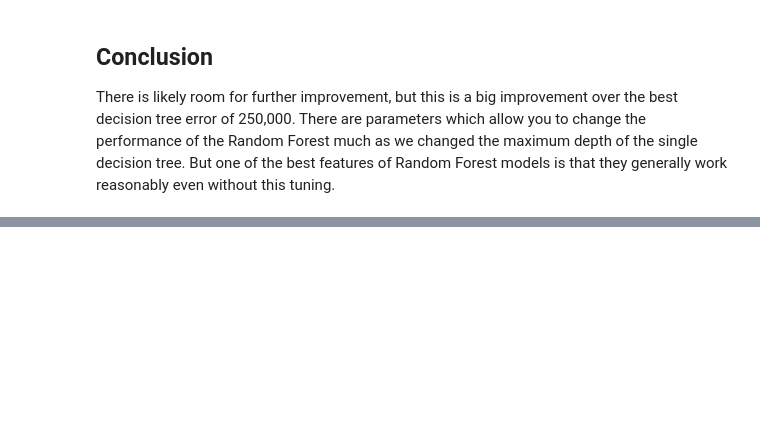
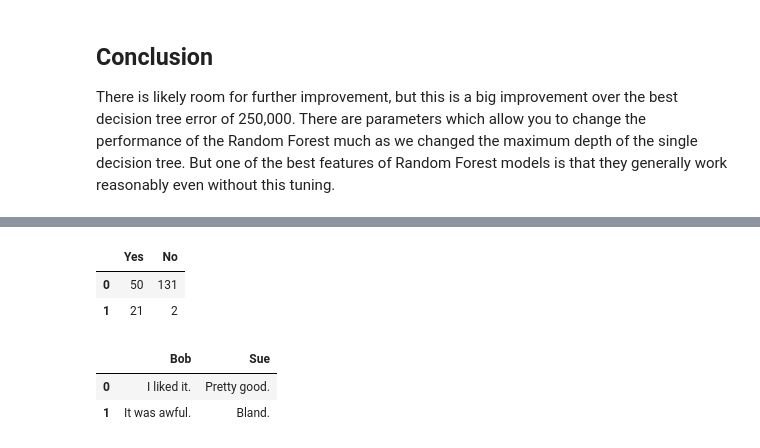
Before and after one commit to MrRogueKnight/Kaggle, a Jupyter notebook: learn-python-data-viz-pandas-more-tutorials.ipynb, the cells around one changed output, grey strips where cells are left out. Drawn from its saved outputs; the diff is of its cells as text; code cells hidden in the pictures; blank space fills up the shorter version.

Commit message:
Kaggle Notebook | Summary Python, Data Viz, Pandas | Version 64

```diff
--- a/learn-python-data-viz-pandas-more-tutorials.ipynb
+++ b/learn-python-data-viz-pandas-more-tutorials.ipynb
@@ -3295,0 +3307,13 @@ There is likely room for further improvement, but this is a big improvement over
+# %%
+# consider the following simple DataFrame
+pd.DataFrame({'Yes': [50, 21], 'No': [131, 2]})
+# %% [output]
+|  | Yes | No |
+| 0 | 50 | 131 |
+| 1 | 21 | 2 |
+# %%
+pd.DataFrame({'Bob': ['I liked it.', 'It was awful.'], 'Sue': ['Pretty good.', 'Bland.']})
+# %% [output]
+|  | Bob | Sue |
+| 0 | I liked it. | Pretty good. |
+| 1 | It was awful. | Bland. |
```
Also changed, not shown: parts of 21 cells of this notebook.
